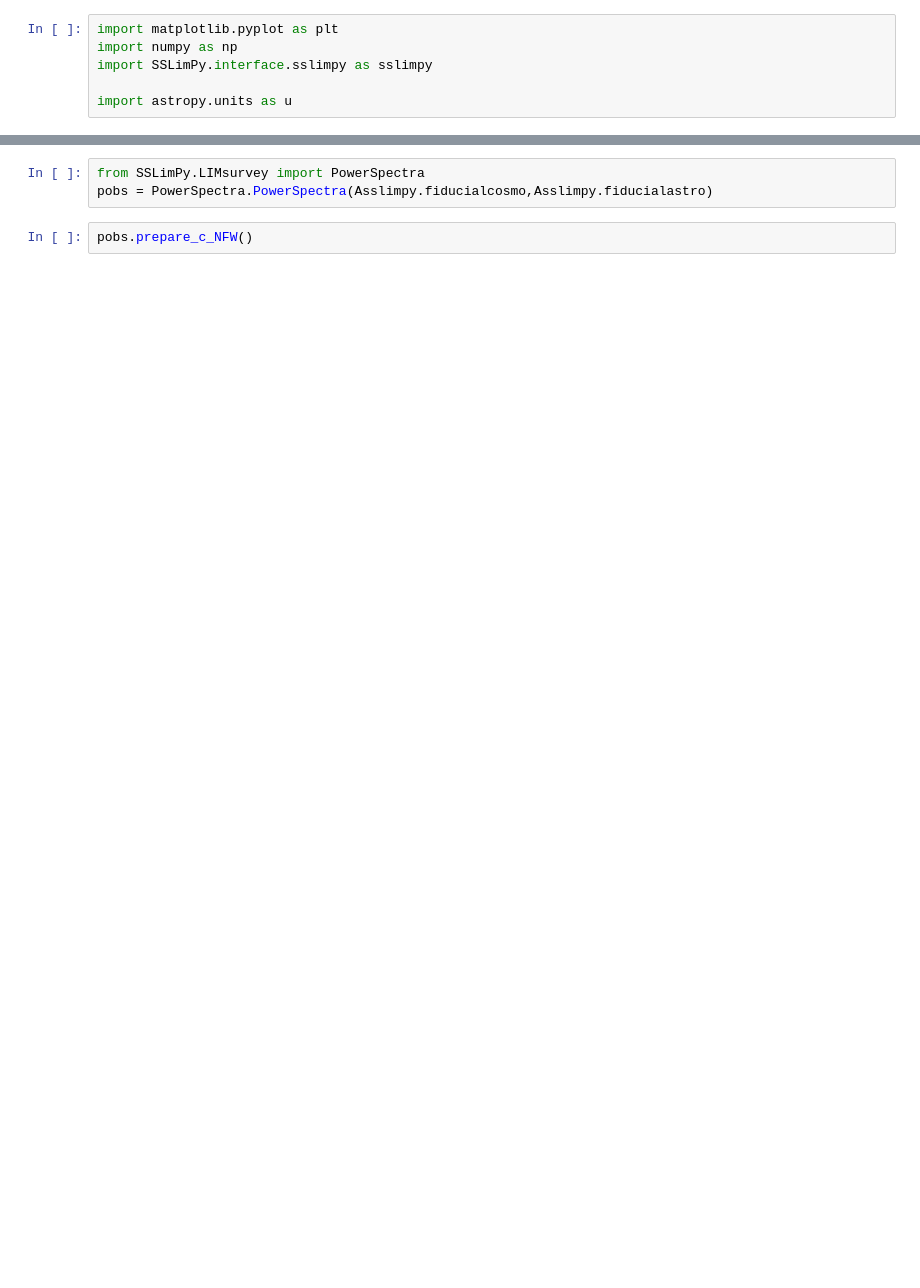
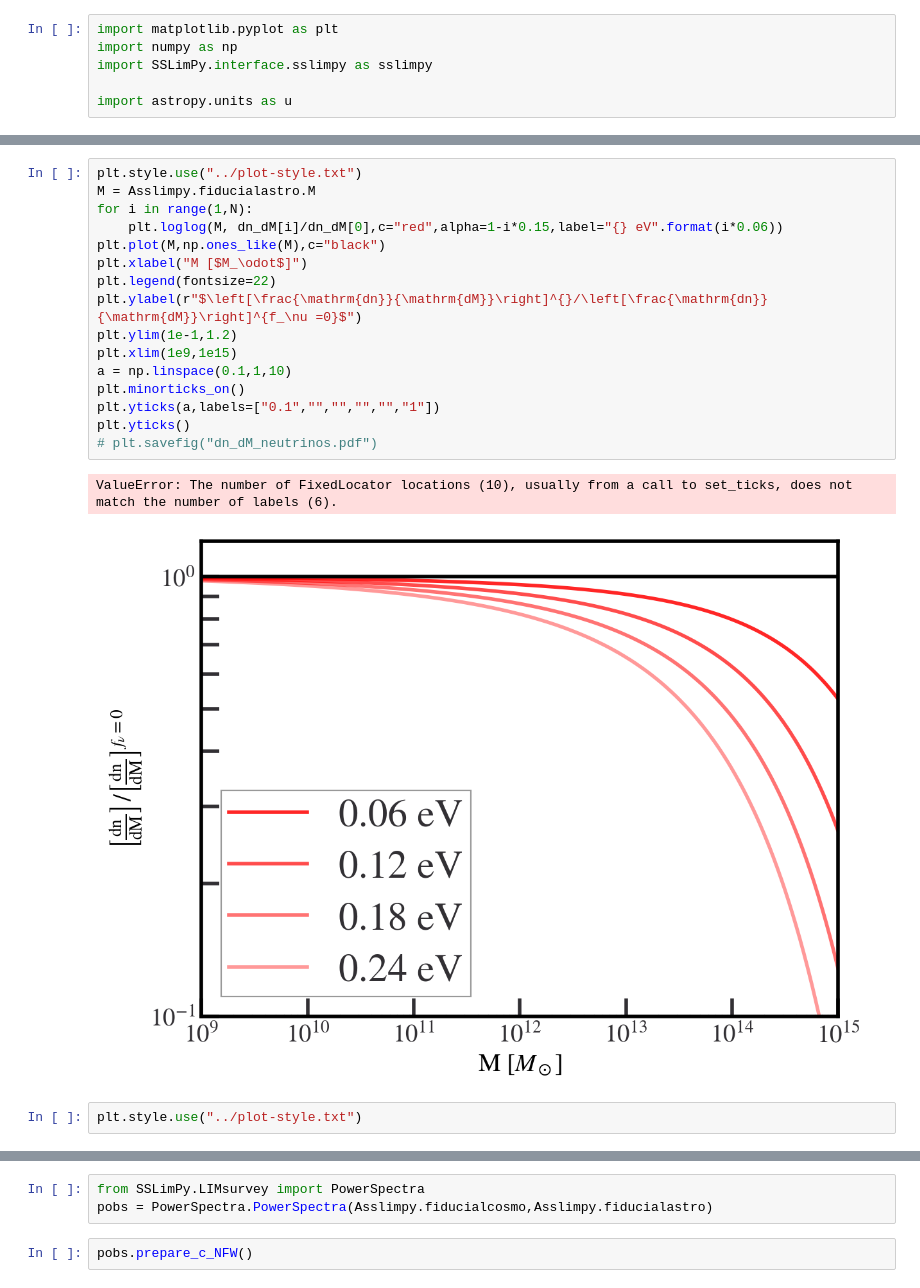
Before and after one commit to Sefa76/SSLimPy, a Jupyter notebook: SSLimPy.ipynb, the cells around one changed output, grey strips where cells are left out. Cells and saved outputs as stored; diff of their text form; blank space fills up the shorter version.

```diff
--- a/SSLimPy.ipynb
+++ b/SSLimPy.ipynb
@@ -30,0 +70,21 @@ Asslimpy = sslimpy.sslimpy(settings_dict=settings,
+# %%
+plt.style.use("../plot-style.txt")
+M = Asslimpy.fiducialastro.M
+for i in range(1,N):
+    plt.loglog(M, dn_dM[i]/dn_dM[0],c="red",alpha=1-i*0.15,label="{} eV".format(i*0.06))
+plt.plot(M,np.ones_like(M),c="black")
+plt.xlabel("M [$M_\odot$]")
+plt.legend(fontsize=22)
+plt.ylabel(r"$\left[\frac{\mathrm{dn}}{\mathrm{dM}}\right]^{}/\left[\frac{\mathrm{dn}}{\mathrm{dM}}\right]^{f_\nu =0}$")
+plt.ylim(1e-1,1.2)
+plt.xlim(1e9,1e15)
+a = np.linspace(0.1,1,10)
+plt.minorticks_on()
+plt.yticks(a,labels=["0.1","","","","","1"])
+plt.yticks()
+# plt.savefig("dn_dM_neutrinos.pdf")
+# %% [output]
+ValueError: The number of FixedLocator locations (10), usually from a call to set_ticks, does not match the number of labels (6).
+[figure, added]
+# %%
+plt.style.use("../plot-style.txt")
```
Also changed, not shown: parts of 15 cells of this notebook, 4 other files.
